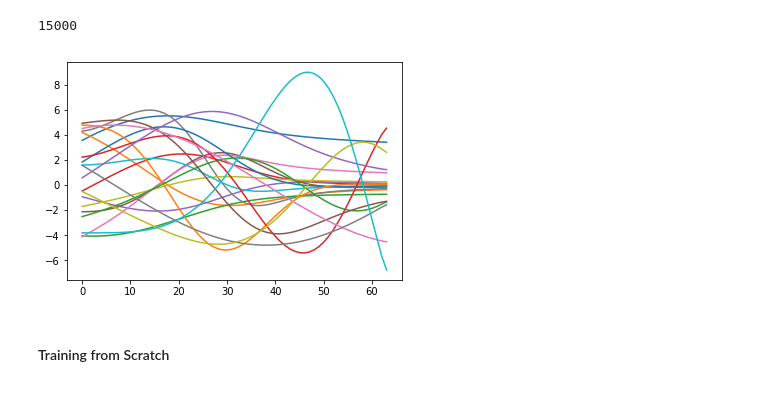
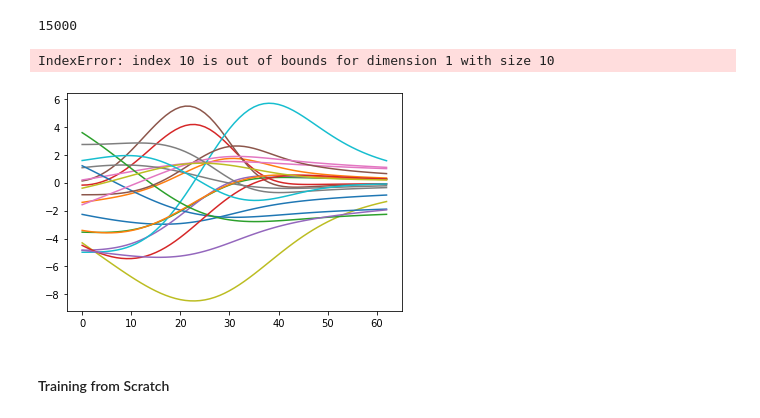
Before and after one commit to shaandesai1/TransferDE, a Jupyter notebook: trad_v_transfer_second_order.ipynb, the cells around one changed output. Drawn from its saved outputs; the diff is of its cells as text; code cells hidden in the pictures.

```diff
--- a/trad_v_transfer_second_order.ipynb
+++ b/trad_v_transfer_second_order.ipynb
@@ -101,7 +101,7 @@ class base_diffeq:
 
     def get_solution(self, true_y0, t):
         with torch.no_grad():
-            true_y = odeint(self.base, true_y0, t, method='dopri5')
+            true_y = odeint(self.base, true_y0, t, method='dopri8')
         return true_y
 
     def get_deriv(self, true_y0, t):
@@ -248,10 +248,11 @@ true_y = gt_generator.get_solution(y0_samples, t.ravel())
 
 NDIMZ = args.hidden_size
 # %%
-for i in range(10):
+for i in range(100):
     plt.plot(true_y[:,i])
 # %% [output]
+IndexError: index 10 is out of bounds for dimension 1 with size 10
-[figure, old version]
+[figure, new version]
 # %% [markdown]
 #### Training from Scratch
 # %%
```
Also changed, not shown: parts of 7 cells of this notebook, 8 other files.
